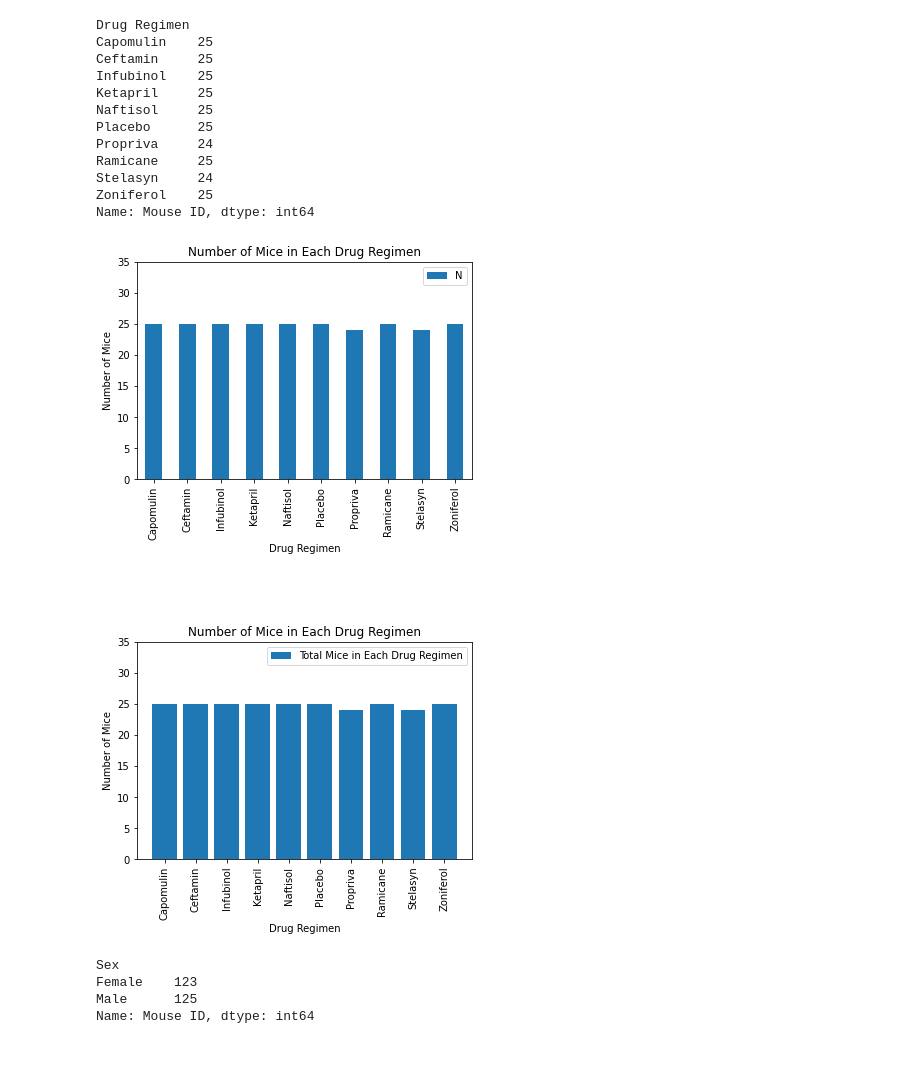
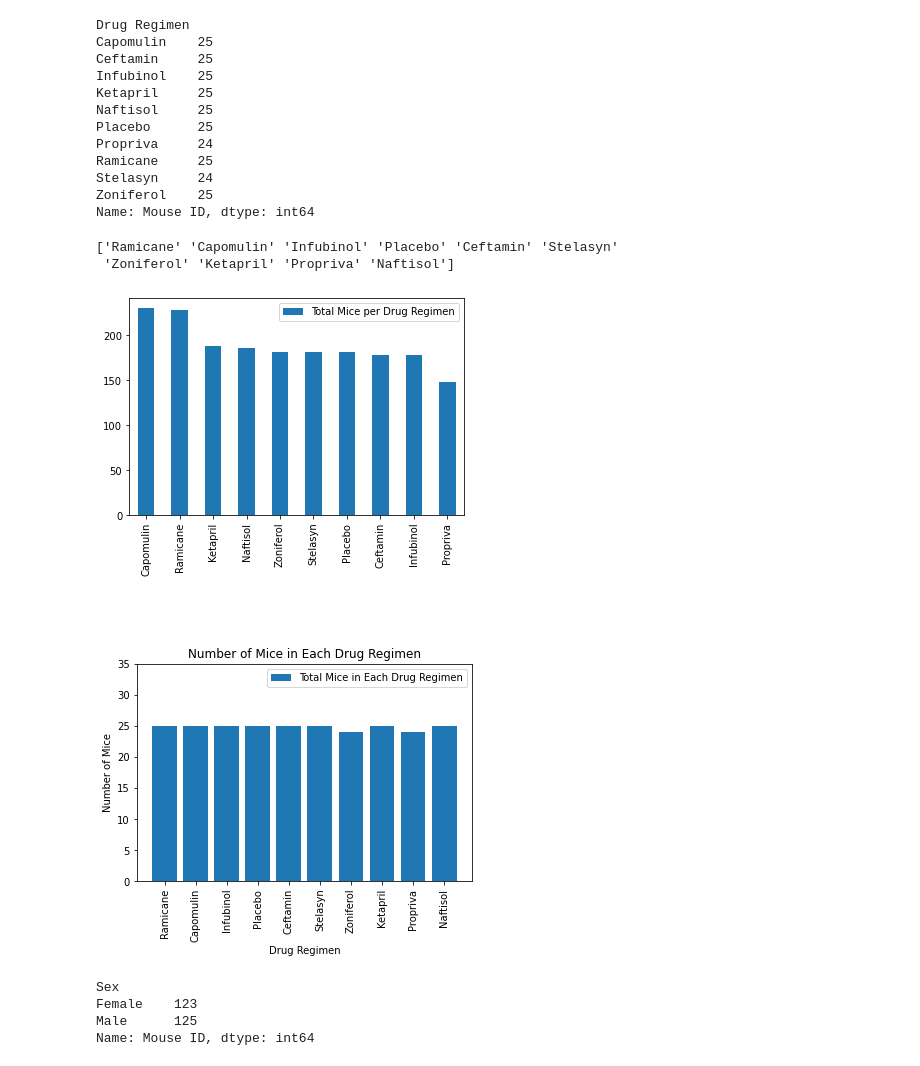
Before and after one commit to iCode13/matplotlib-challenge, a Jupyter notebook: pymaceuticals.ipynb, the cells around one changed output. Drawn from its saved outputs; the diff is of its cells as text; code cells hidden in the pictures.

Commit message:
line plot

```diff
--- a/pymaceuticals.ipynb
+++ b/pymaceuticals.ipynb
@@ -76,7 +76,7 @@ duplicates_data_df
 # %%
 # Create a clean DataFrame by dropping the duplicate mouse by its ID.
 cleandata_df = merged_df.copy()
-cleandata_df = cleandata_df.loc[~(cleandata_df["Mouse ID"].isin(duplicates_df["Mouse ID"]))]
+cleandata_df = cleandata_df.loc[(~cleandata_df["Mouse ID"].isin(duplicates_df["Mouse ID"]))]
 cleandata_df
 # %% [output]
 |  | Mouse ID | Drug Regimen | Sex | Age_months | Weight (g) | Timepoint | Tumor Volume (mm3) | ... |
@@ -186,37 +186,49 @@ Ramicane     25
 Stelasyn     24
 Zoniferol    25
 Name: Mouse ID, dtype: int64
+# %%
+# Creating a list of regimens
+regimens = cleandata_df["Drug Regimen"].unique()
+print(regimens)
+# %% [output]
+['Ramicane' 'Capomulin' 'Infubinol' 'Placebo' 'Ceftamin' 'Stelasyn'
+ 'Zoniferol' 'Ketapril' 'Propriva' 'Naftisol']
 # %%
 # Creating bar plot using pandas showing the total number of mice for each drug regimen
-mice_num_df = pd.Series(mice_num)
-mice_num_df.plot(x="Drug Regimen", y="Number of Mice", kind="bar", rot=90, title="Total Mice in Each Drug Regimen")
+mouseplt =cleandata_df["Drug Regimen"].value_counts()
+mouseplt.plot(kind="bar",x="Drug Regimen", y="Value Counts",label="Total Mice per Drug Regimen")
+plt.legend()
+plt.show()
+# mice_num_df = pd.Series(mice_num)
+# mice_num_df.plot(x="Drug Regimen", y="Number of Mice", kind="bar", rot=90, title="Total Mice in Each Drug Regimen")
 
-plt.title("Number of Mice in Each Drug Regimen")
-plt.xlabel("Drug Regimen")
-plt.xticks(rotation=90)
-plt.ylabel("Number of Mice")
-plt.ylim([0, 35])
-plt.legend("Number of Mice")
-plt.show()
+# plt.title("Number of Mice in Each Drug Regimen")
+# plt.xlabel("Drug Regimen")
+# plt.xticks(rotation=90)
+# plt.ylabel("Number of Mice")
+# plt.ylim([0, 35])
+# plt.legend("Number of Mice")
+# plt.show()
 # %% [output]
-[figure, old version]
+[figure, new version]
 # %% [markdown]
 #
 # %%
 # Generate a bar plot showing the total number of mice for each treatment throughout the course of the study using pyplot.
 
 # Creating bar plot using pyplot showing the total number of mice for each drug regimen
+
 plt.title("Number of Mice in Each Drug Regimen")
 plt.xlabel("Drug Regimen")
 plt.xticks(rotation=90)
 plt.ylabel("Number of Mice")
 plt.ylim([0, 35])
 
-plt.bar(regimen, mice_num, label = "Total Mice in Each Drug Regimen")
+plt.bar(regimens, mice_num, label = "Total Mice in Each Drug Regimen")
 plt.legend()
 plt.show()
 # %% [output]
-[figure, old version]
+[figure, new version]
 # %%
 # Generate a pie plot showing the distribution of female versus male mice using pandas
 
```
Also changed, not shown: parts of 6 cells of this notebook.
